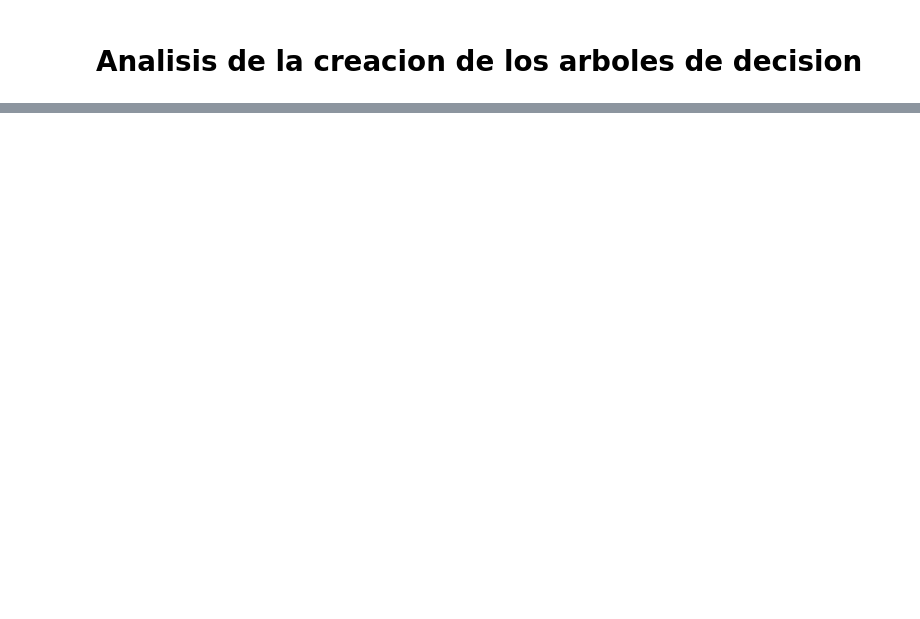
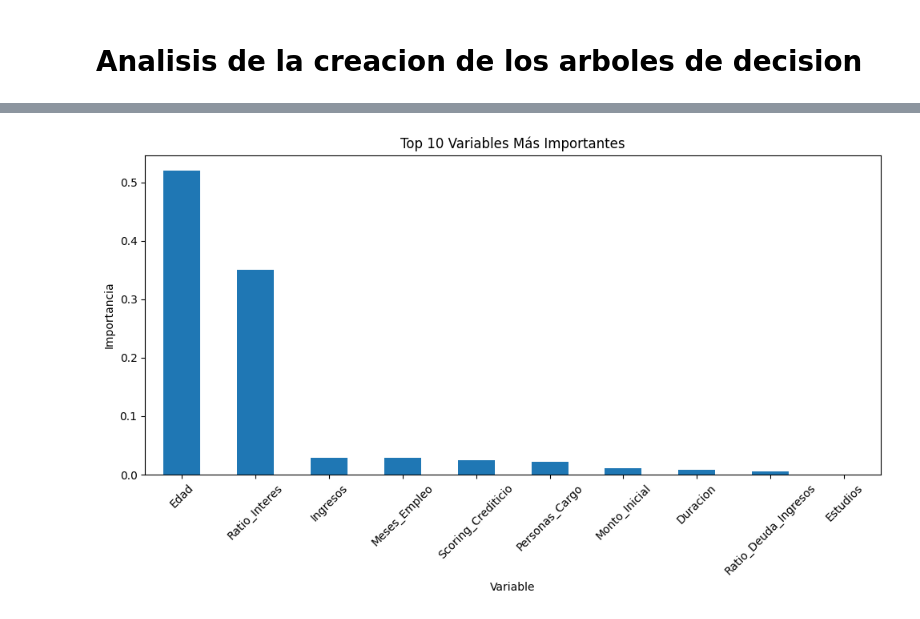
Before and after one commit to danielsoponaru/25-26_R07_NARANJA, a Jupyter notebook: 02-EDA.ipynb, the cells around one changed output, grey strips where cells are left out. Drawn from its saved outputs; the diff is of its cells as text; code cells hidden in the pictures; blank space fills up the shorter version.

```diff
--- a/02-EDA.ipynb
+++ b/02-EDA.ipynb
@@ -3086,0 +3170,21 @@ fig.show()
+# %%
+import pandas as pd
+import matplotlib.pyplot as plt
+
+importancias = pd.Series(
+    best_tree.feature_importances_,
+    index=x_train.columns
+)
+
+importancias = importancias.sort_values(ascending=False)
+
+plt.figure(figsize=(10,6))
+importancias.head(10).plot(kind="bar")
+plt.title("Top 10 Variables Más Importantes")
+plt.ylabel("Importancia")
+plt.xlabel("Variable")
+plt.xticks(rotation=45)
+plt.tight_layout()
+plt.show()
+# %% [output]
+[figure, added]
```
Also changed, not shown: parts of 20 cells of this notebook, 4 other files.
